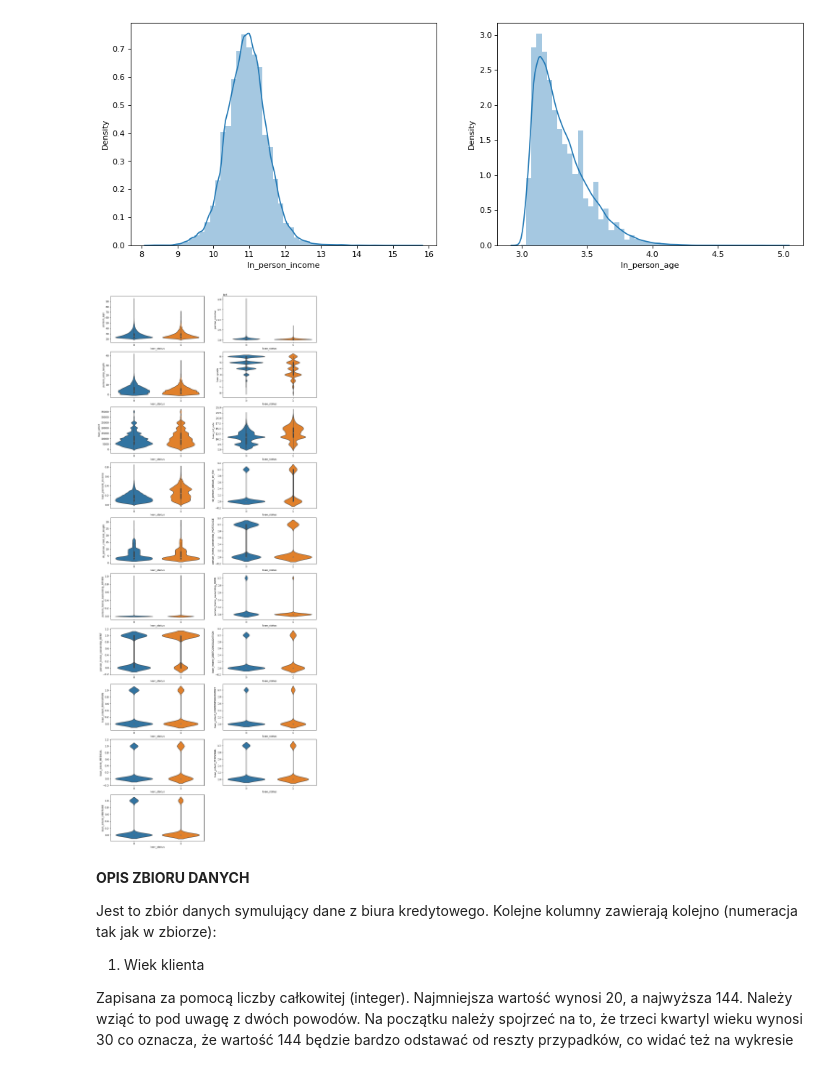
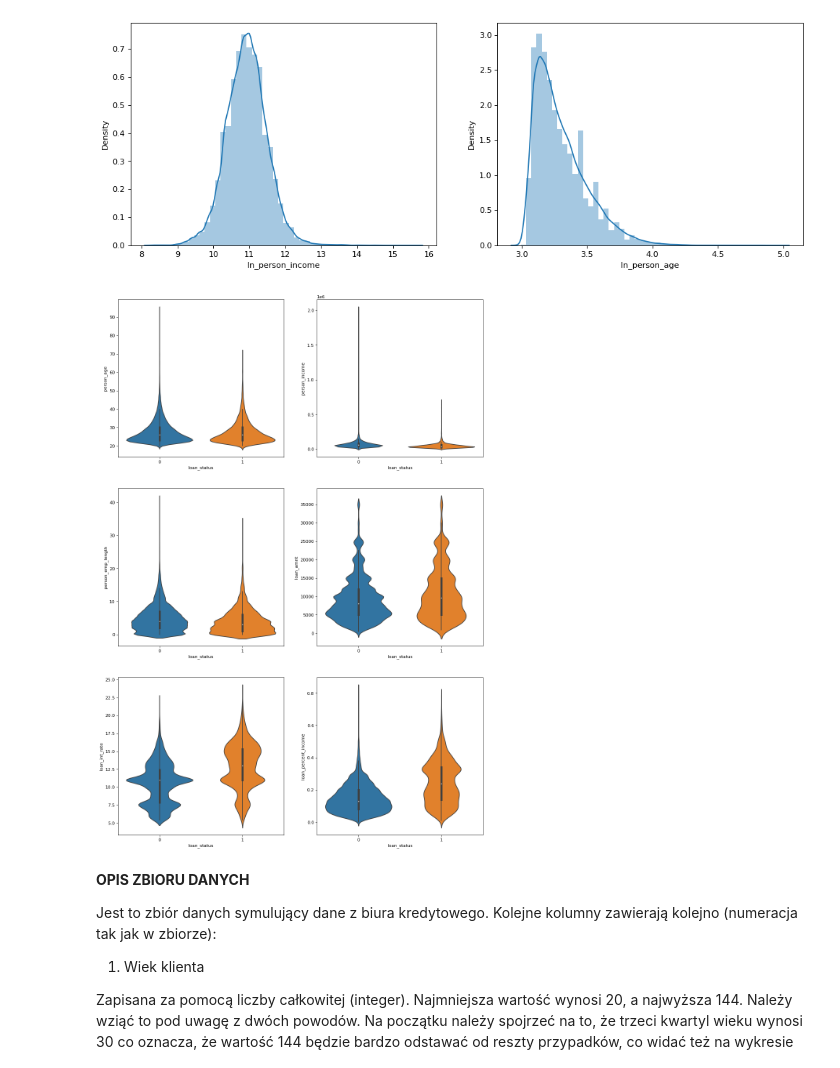
Before and after one commit to aleksyniemir/credit_risk_analysis, a Jupyter notebook: data_analysis.ipynb, the cells around one changed output. Saved outputs shown, nothing was run; the diff lists cells and outputs as text; code cells hidden in the pictures.

Commit message:
changed columns in violin plot

```diff
--- a/data_analysis.ipynb
+++ b/data_analysis.ipynb
@@ -76,13 +76,14 @@ for i, column in enumerate(columns):
 # %% [output]
 [figure]
 # %%
-plt.figure(figsize=(15,40), dpi= 80)
-n_columns = len(df.drop(columns=['loan_status']).columns)
-for i, col in enumerate(df.drop(columns=['loan_status']).columns):
+plt.figure(figsize=(15,30), dpi= 80)
+cols = ['person_age', 'person_income', 'person_emp_length', 'loan_amnt', 'loan_int_rate',  'loan_percent_income']
+n_columns = len(df[cols].columns)
+for i, col in enumerate(df[cols]):
     plt.subplot(int(n_columns/2 + 1), 2, i + 1 )
     sns.violinplot(x="loan_status", y=col, data=df)
 # %% [output]
-[figure, old version]
+[figure, new version]
 # %% [markdown]
 **OPIS ZBIORU DANYCH**
 
```
